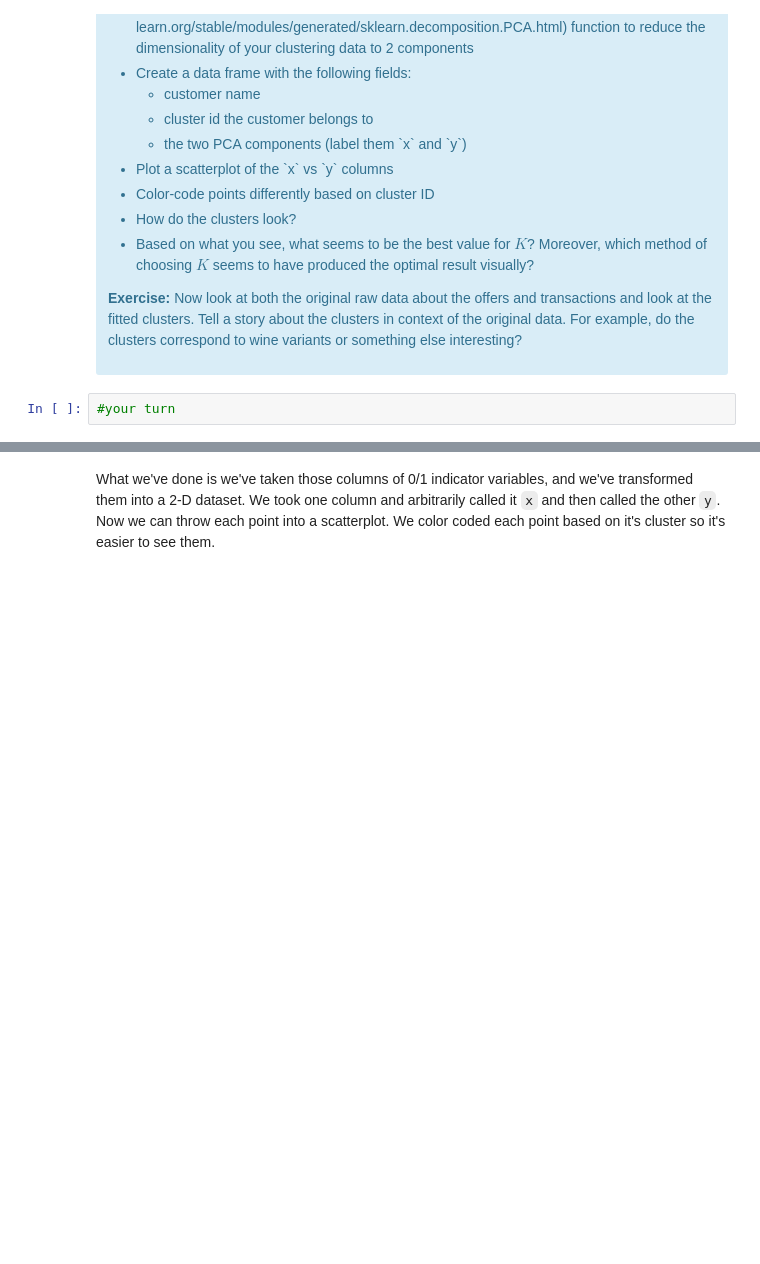
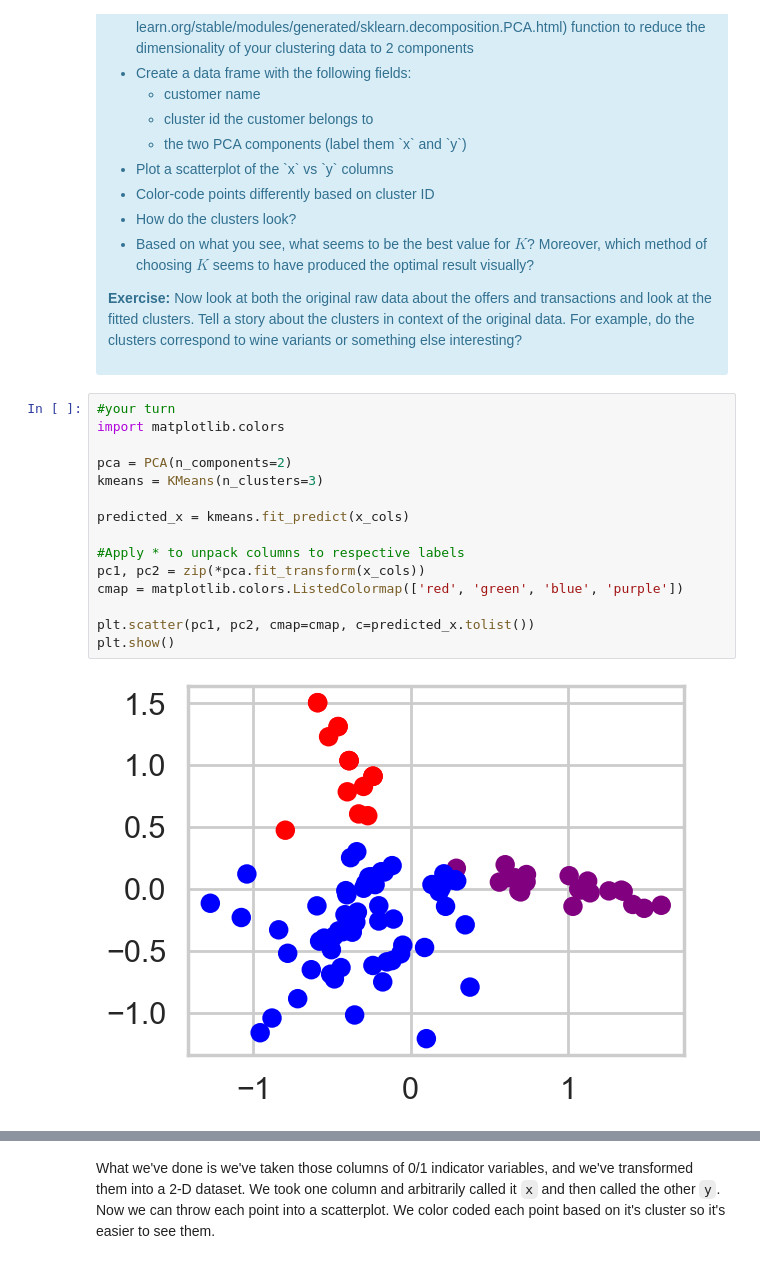
Before and after one commit to tpoozhikala/Springboard, a Jupyter notebook: K_Means_Clustering_Case_Study/Clustering_Case_Study_-_Customer_Segmentation_with_K-Means_-_Tier_3.ipynb, the cells around one changed output, grey strips where cells are left out. Drawn from its saved outputs; the diff is of its cells as text; blank space fills up the shorter version.

```diff
--- a/K_Means_Clustering_Case_Study/Clustering_Case_Study_-_Customer_Segmentation_with_K-Means_-_Tier_3.ipynb
+++ b/K_Means_Clustering_Case_Study/Clustering_Case_Study_-_Customer_Segmentation_with_K-Means_-_Tier_3.ipynb
@@ -372,5 +373,20 @@ This is only one use of PCA for dimension reduction. We can also use PCA when we
 
 <p><b>Exercise:</b> Now look at both the original raw data about the offers and transactions and look at the fitted clusters. Tell a story about the clusters in context of the original data. For example, do the clusters correspond to wine variants or something else interesting?</p>
 </div>
-# %%
-#your turn
+# %%
+#your turn
+import matplotlib.colors
+
+pca = PCA(n_components=2)
+kmeans = KMeans(n_clusters=3)
+
+predicted_x = kmeans.fit_predict(x_cols)
+
+#Apply * to unpack columns to respective labels
+pc1, pc2 = zip(*pca.fit_transform(x_cols))
+cmap = matplotlib.colors.ListedColormap(['red', 'green', 'blue', 'purple'])
+
+plt.scatter(pc1, pc2, cmap=cmap, c=predicted_x.tolist())
+plt.show()
+# %% [output]
+[figure, added]
```
Also changed, not shown: parts of 8 cells of this notebook, 1 other file.
